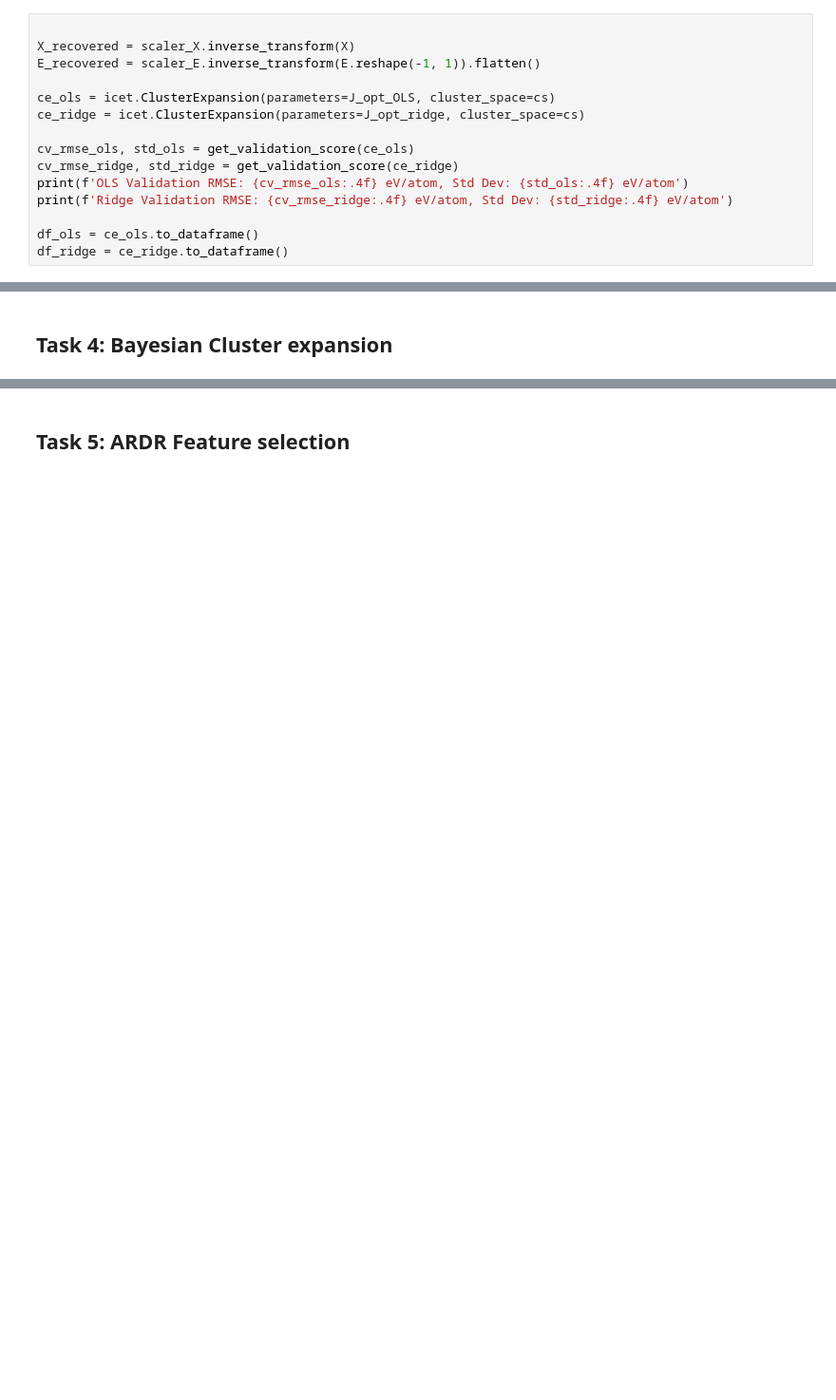
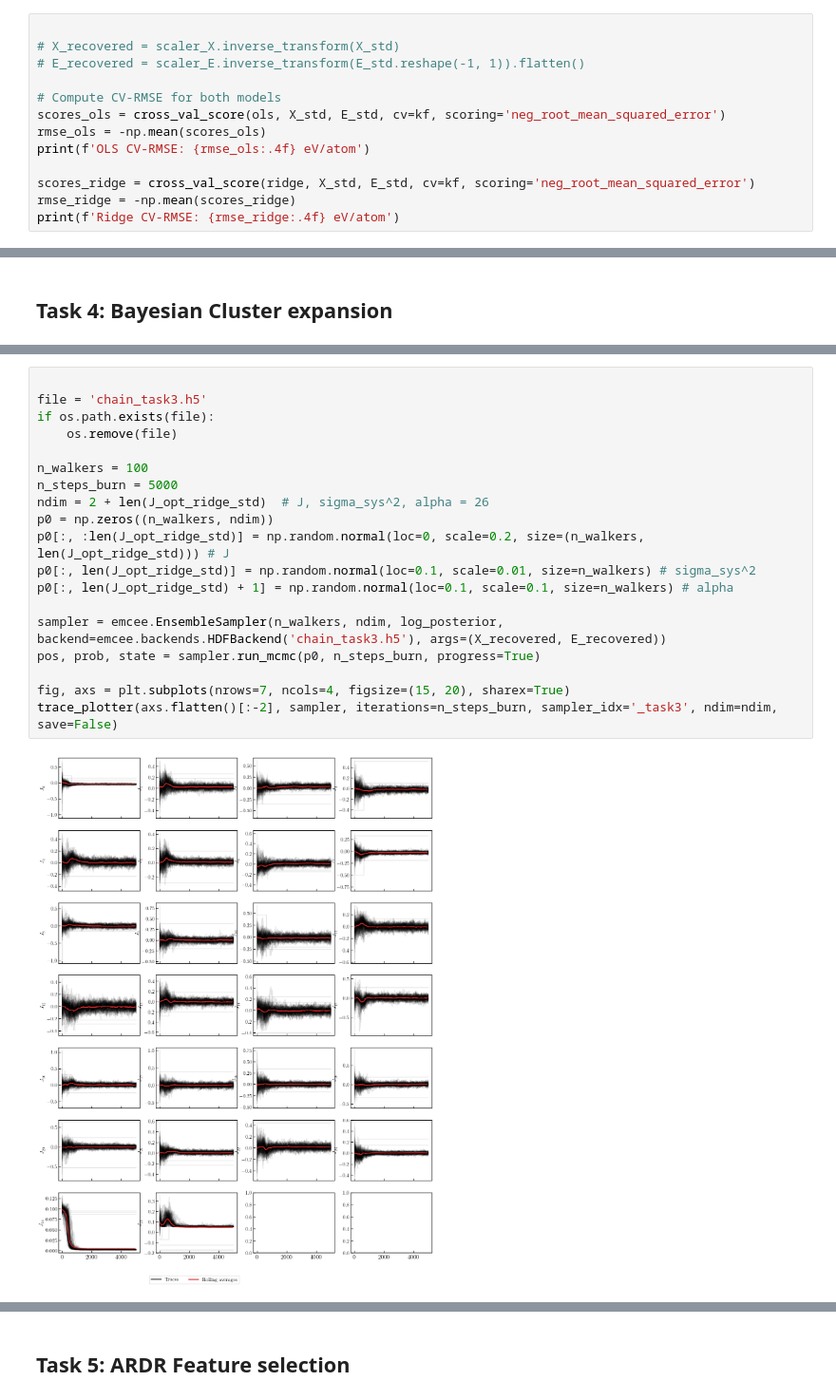
Before and after one commit to stommen/tif345_projects, a Jupyter notebook: project_2a/project2a_LBOS.ipynb, the cells around one changed output, grey strips where cells are left out. Shown at 95% size. Saved outputs shown, nothing was run; the diff lists cells and outputs as text; blank space fills up the shorter version.

```diff
--- a/project_2a/project2a_LBOS.ipynb
+++ b/project_2a/project2a_LBOS.ipynb
@@ -235,16 +235,14 @@ Optimal alpha for Ridge regression: 0.05462277217684343
 # %%
 
-X_recovered = scaler_X.inverse_transform(X)
-E_recovered = scaler_E.inverse_transform(E.reshape(-1, 1)).flatten()
+# X_recovered = scaler_X.inverse_transform(X_std)
+# E_recovered = scaler_E.inverse_transform(E_std.reshape(-1, 1)).flatten()
 
-ce_ols = icet.ClusterExpansion(parameters=J_opt_OLS, cluster_space=cs)
-ce_ridge = icet.ClusterExpansion(parameters=J_opt_ridge, cluster_space=cs)
+# Compute CV-RMSE for both models
+scores_ols = cross_val_score(ols, X_std, E_std, cv=kf, scoring='neg_root_mean_squared_error')
+rmse_ols = -np.mean(scores_ols)
+print(f'OLS CV-RMSE: {rmse_ols:.4f} eV/atom')
 
-cv_rmse_ols, std_ols = get_validation_score(ce_ols)
-cv_rmse_ridge, std_ridge = get_validation_score(ce_ridge)
-print(f'OLS Validation RMSE: {cv_rmse_ols:.4f} eV/atom, Std Dev: {std_ols:.4f} eV/atom')
-print(f'Ridge Validation RMSE: {cv_rmse_ridge:.4f} eV/atom, Std Dev: {std_ridge:.4f} eV/atom')
-
-df_ols = ce_ols.to_dataframe()
-df_ridge = ce_ridge.to_dataframe()
+scores_ridge = cross_val_score(ridge, X_std, E_std, cv=kf, scoring='neg_root_mean_squared_error')
+rmse_ridge = -np.mean(scores_ridge)
+print(f'Ridge CV-RMSE: {rmse_ridge:.4f} eV/atom')
 # %% [output]
@@ -348,0 +394,21 @@ CV-RMSE with optimal gammas: 0.0048 eV/atom
+# %%
+
+file = 'chain_task3.h5'
+if os.path.exists(file):
+    os.remove(file)
+
+n_walkers = 100
+n_steps_burn = 5000
+ndim = 2 + len(J_opt_ridge_std)  # J, sigma_sys^2, alpha = 26
+p0 = np.zeros((n_walkers, ndim))
+p0[:, :len(J_opt_ridge_std)] = np.random.normal(loc=0, scale=0.2, size=(n_walkers, len(J_opt_ridge_std))) # J
+p0[:, len(J_opt_ridge_std)] = np.random.normal(loc=0.1, scale=0.01, size=n_walkers) # sigma_sys^2
+p0[:, len(J_opt_ridge_std) + 1] = np.random.normal(loc=0.1, scale=0.1, size=n_walkers) # alpha
+
+sampler = emcee.EnsembleSampler(n_walkers, ndim, log_posterior, backend=emcee.backends.HDFBackend('chain_task3.h5'), args=(X_recovered, E_recovered))
+pos, prob, state = sampler.run_mcmc(p0, n_steps_burn, progress=True)
+
+fig, axs = plt.subplots(nrows=7, ncols=4, figsize=(15, 20), sharex=True)
+trace_plotter(axs.flatten()[:-2], sampler, iterations=n_steps_burn, sampler_idx='_task3', ndim=ndim, save=False)
+# %% [output]
+[figure, added]
```
Also changed, not shown: parts of 13 cells of this notebook.
